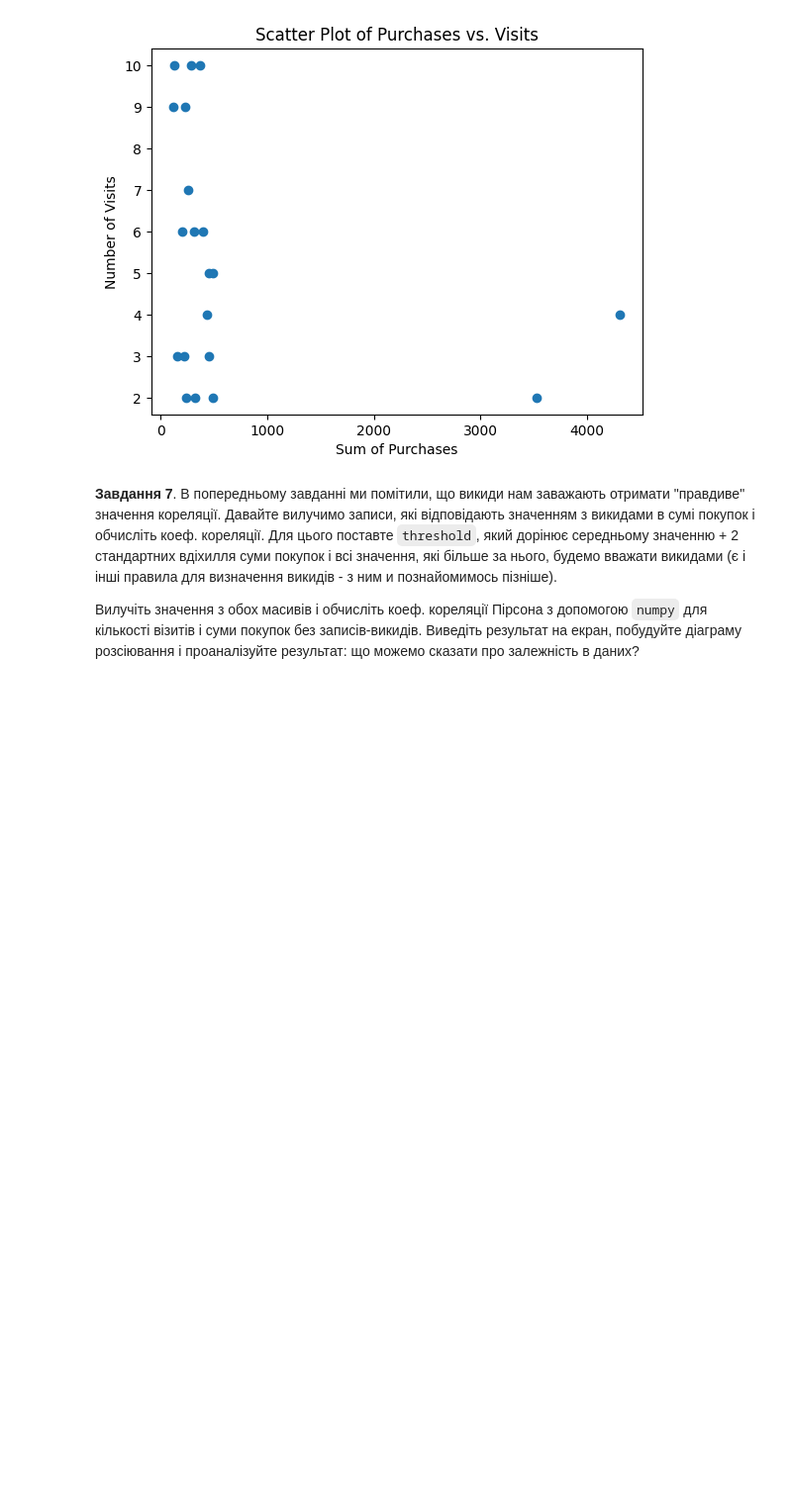
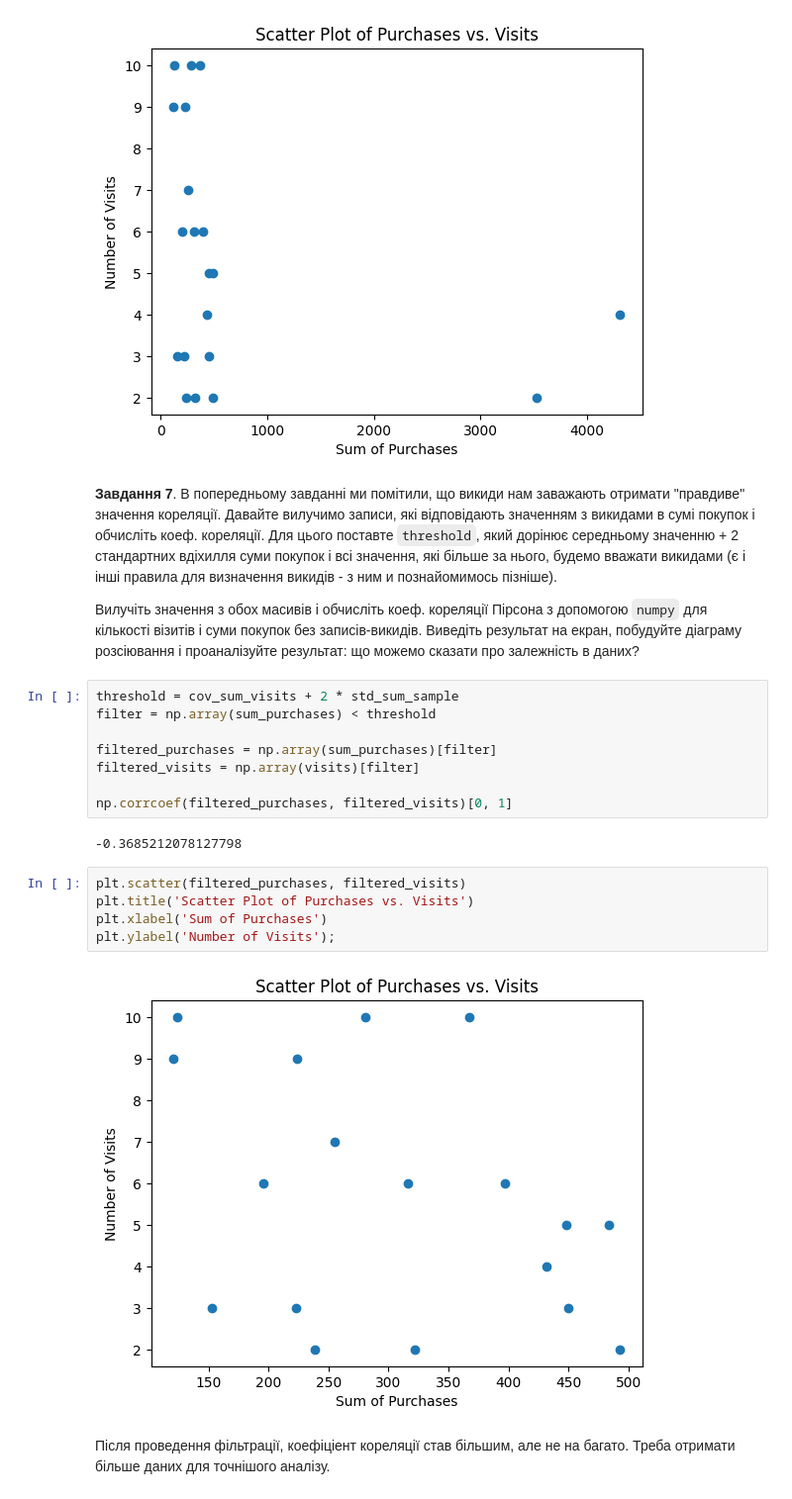
Before and after one commit to AndyBory/ml_for_people_tasks, a Jupyter notebook: HW_1_1_Основи_статистики.ipynb, the cells around one changed output. Shown: that part at 99% size. Drawn from its saved outputs; the diff is of its cells as text; blank space fills up the shorter version.

```diff
--- a/HW_1_1_Основи_статистики.ipynb
+++ b/HW_1_1_Основи_статистики.ipynb
@@ -144,3 +145,23 @@ plt.ylabel('Number of Visits');
 **Завдання 7**. В попередньому завданні ми помітили, що викиди нам заважають отримати "правдиве" значення кореляції. Давайте вилучимо записи, які відповідають значенням з викидами в сумі покупок і обчисліть коеф. кореляції. Для цього поставте `threshold`, який дорінює середньому значенню + 2 стандартних вдіхилля суми покупок і всі значення, які більше за нього, будемо вважати викидами (є і інші правила для визначення викидів - з ним и познайомимось пізніше).
 
 Вилучіть значення з обох масивів і обчисліть коеф. кореляції Пірсона з допомогою `numpy` для кількості візитів і суми покупок без записів-викидів. Виведіть результат на екран, побудуйте діаграму розсіювання і проаналізуйте результат: що можемо сказати про залежність в даних?
+# %%
+threshold = cov_sum_visits + 2 * std_sum_sample
+filter = np.array(sum_purchases) < threshold
+
+filtered_purchases = np.array(sum_purchases)[filter]
+filtered_visits = np.array(visits)[filter]
+
+np.corrcoef(filtered_purchases, filtered_visits)[0, 1]
+# %% [output]
+-0.3685212078127798
+# %%
+plt.scatter(filtered_purchases, filtered_visits)
+plt.title('Scatter Plot of Purchases vs. Visits')
+plt.xlabel('Sum of Purchases')
+plt.ylabel('Number of Visits');
+# %% [output]
+[figure, added]
+# %% [markdown]
+Після проведення фільтрації, коефіціент кореляції став більшим, але не на багато.
+Треба отримати більше даних для точнішого аналізу.
```
Also changed, not shown: parts of 4 cells of this notebook.
